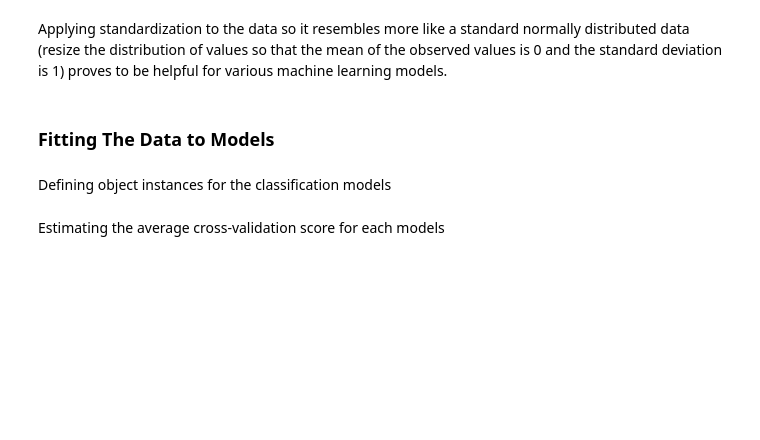
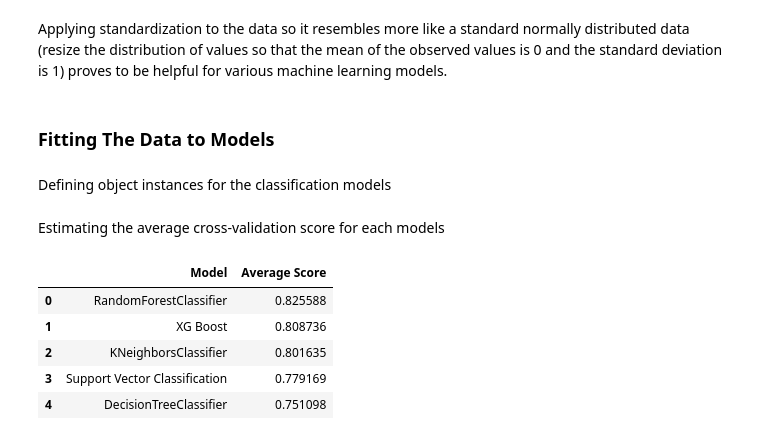
Before and after one commit to yab-tad/Titanic---Survival-Prediction, a Jupyter notebook: That_Fateful_Night_On_Titanic.ipynb, the cells around one changed output. Drawn from its saved outputs; the diff is of its cells as text; code cells hidden in the pictures; blank space fills up the shorter version.

```diff
--- a/That_Fateful_Night_On_Titanic.ipynb
+++ b/That_Fateful_Night_On_Titanic.ipynb
@@ -497,0 +495,9 @@ score_rnd_searchCV_rfr = cross_val_score(rnd_searchCV_rfr, x_train_scaled, y_tra
+# %%
+models
+# %% [output]
+|  | Model | Average Score |
+| 0 | RandomForestClassifier | 0.825588 |
+| 1 | XG Boost | 0.808736 |
+| 2 | KNeighborsClassifier | 0.801635 |
+| 3 | Support Vector Classification | 0.779169 |
+| 4 | DecisionTreeClassifier | 0.751098 |
```
Also changed, not shown: parts of 15 cells of this notebook, 1 other file.
